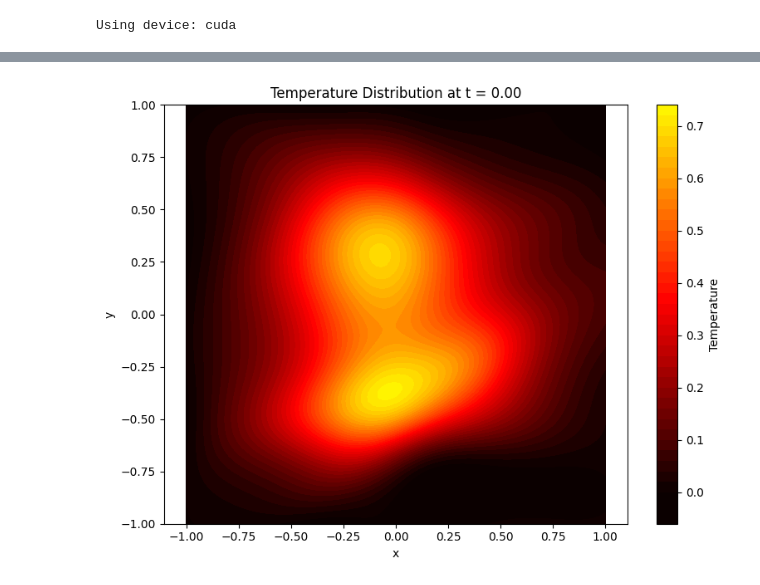
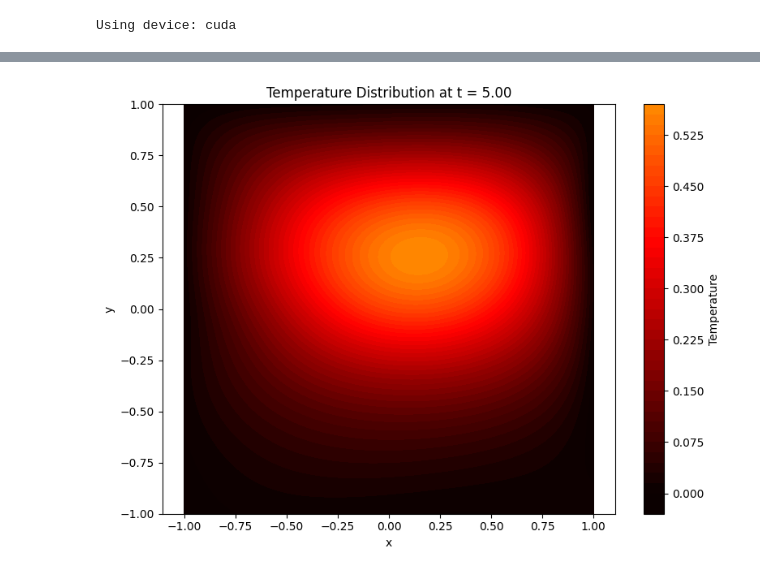
Before and after one commit to brcktn/Inverse-Heat-PINN, a Jupyter notebook: inverse_heat_PINN.ipynb, the cells around one changed output, grey strips where cells are left out. Saved outputs shown, nothing was run; the diff lists cells and outputs as text; code cells hidden in the pictures.

```diff
--- a/inverse_heat_PINN.ipynb
+++ b/inverse_heat_PINN.ipynb
@@ -336,32 +342,32 @@ def plot_heatmap(model, t, size=2.0, resolution=100):
     X, Y = torch.meshgrid(x, y, indexing='ij')
 
     # Flatten and create input tensor with constant time
     x_flat = X.flatten().unsqueeze(1)
     y_flat = Y.flatten().unsqueeze(1)
     t_tensor = torch.full_like(x_flat, t)
 
     points = torch.cat([x_flat, y_flat, t_tensor], dim=1).to(device)
 
     # Get predictions
     with torch.no_grad():
         u = model(points)
 
     # Reshape to grid
     U = u.reshape(resolution, resolution).cpu().numpy()
 
     # Plot
     plt.figure(figsize=(8, 6))
     plt.contourf(X.numpy(), Y.numpy(), U, levels=50, cmap='hot', vmin=0, vmax=1)
     plt.colorbar(label='Temperature')
     plt.xlabel('x')
     plt.ylabel('y')
     plt.title(f'Temperature Distribution at t = {t:.2f}')
     plt.axis('equal')
     plt.tight_layout()
     plt.show()
 
     model.train()
 
-plot_heatmap(model, t=0, size=size, resolution=100)
+plot_heatmap(model, t=5.0, size=size, resolution=100)
 # %% [output]
-[figure, old version]
+[figure, new version]
```
Also changed, not shown: parts of 4 cells of this notebook.
